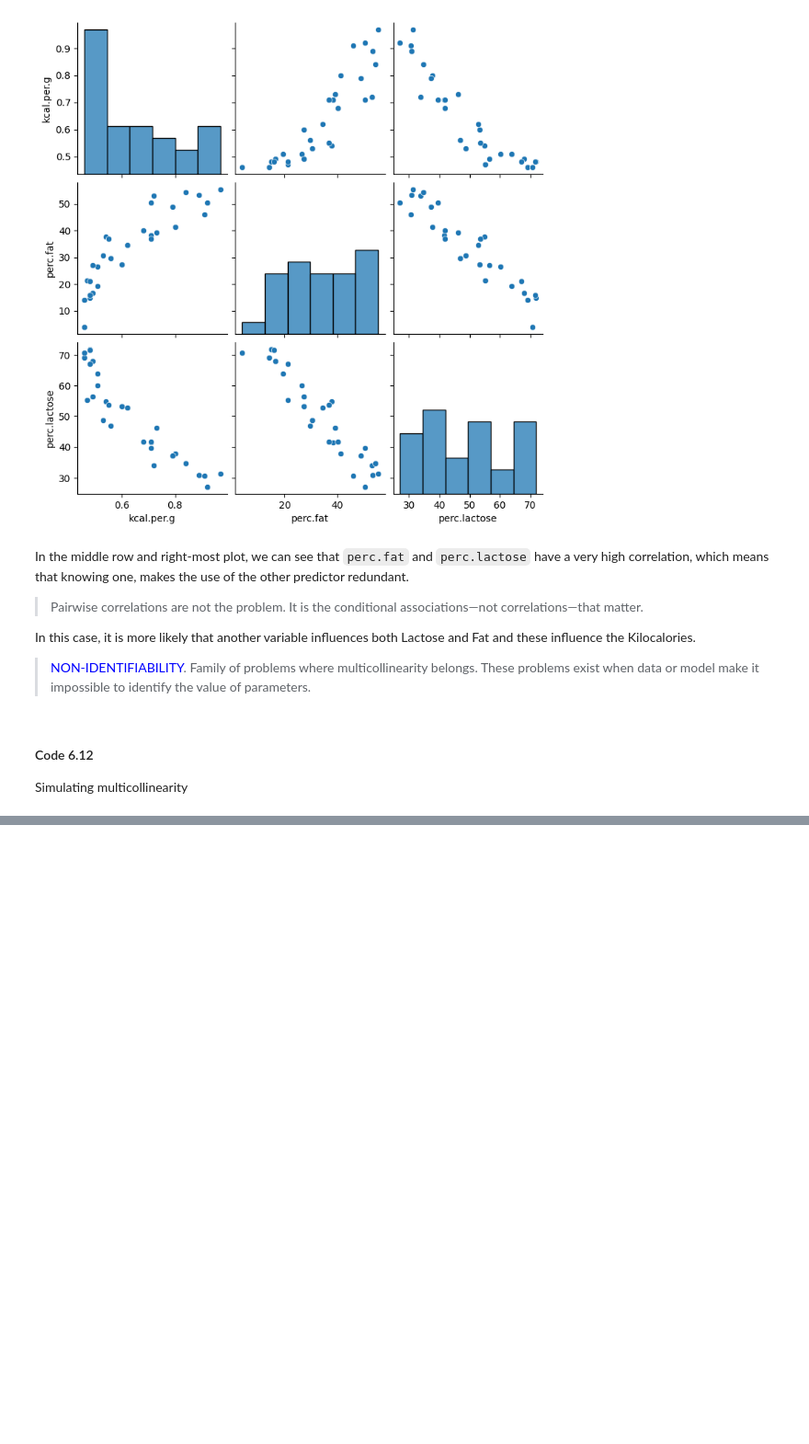
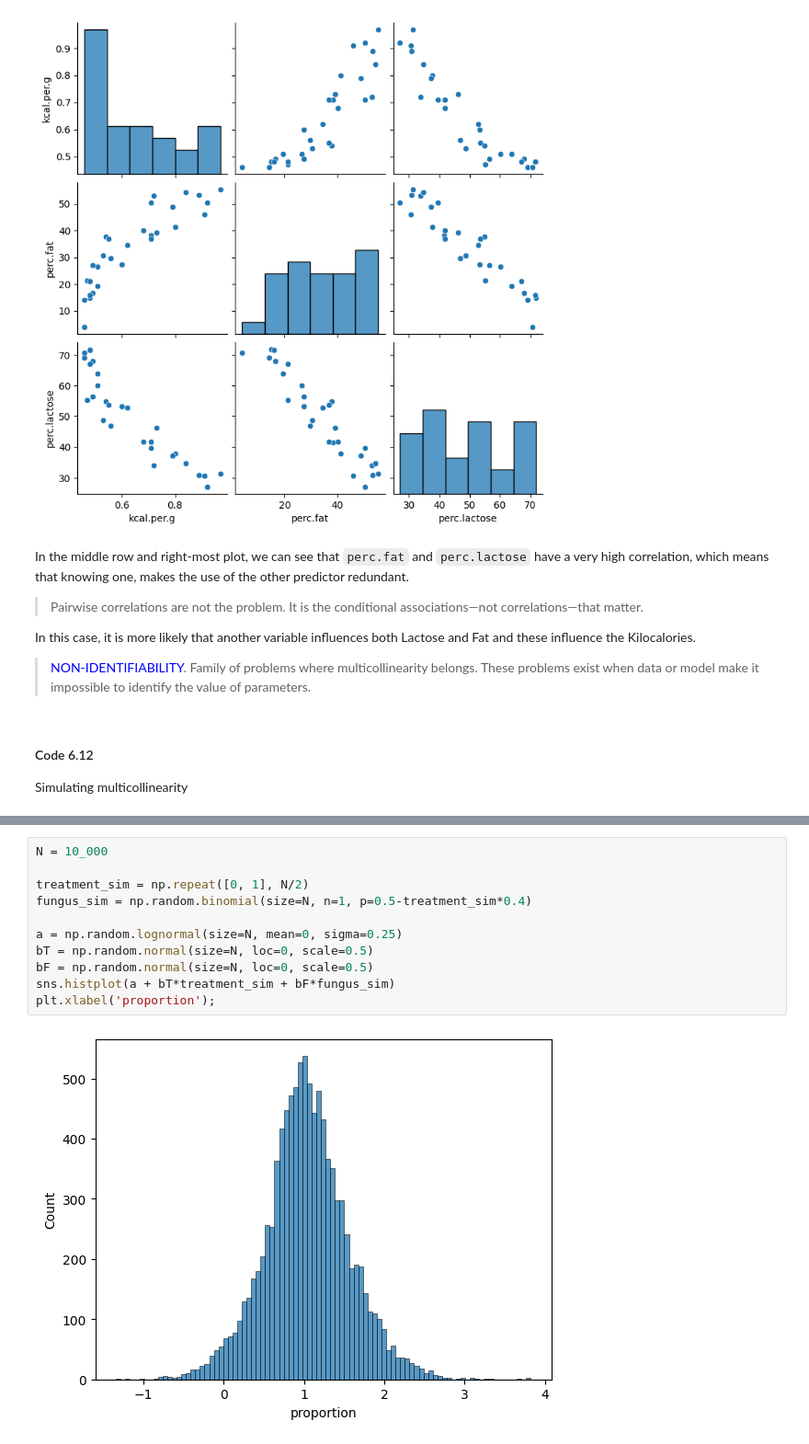
Before and after one commit to Gustavo-SF/Statistical-Rethinking-2Ed, a Jupyter notebook: chapters/6/samples.ipynb, the cells around one changed output, grey strips where cells are left out. Shown at 92% size. Cells and saved outputs as stored; diff of their text form; blank space fills up the shorter version.

Commit message:
6️⃣ Added post-treatment bias

```diff
--- a/chapters/6/samples.ipynb
+++ b/chapters/6/samples.ipynb
@@ -336,0 +439,13 @@ plt.ylabel("standard deviation of slope");
+# %%
+N = 10_000
+
+treatment_sim = np.repeat([0, 1], N/2)
+fungus_sim = np.random.binomial(size=N, n=1, p=0.5-treatment_sim*0.4)
+
+a = np.random.lognormal(size=N, mean=0, sigma=0.25)
+bT = np.random.normal(size=N, loc=0, scale=0.5)
+bF = np.random.normal(size=N, loc=0, scale=0.5)
+sns.histplot(a + bT*treatment_sim + bF*fungus_sim)
+plt.xlabel('proportion');
+# %% [output]
+[figure, added]
```
Also changed, not shown: parts of 31 cells of this notebook.
